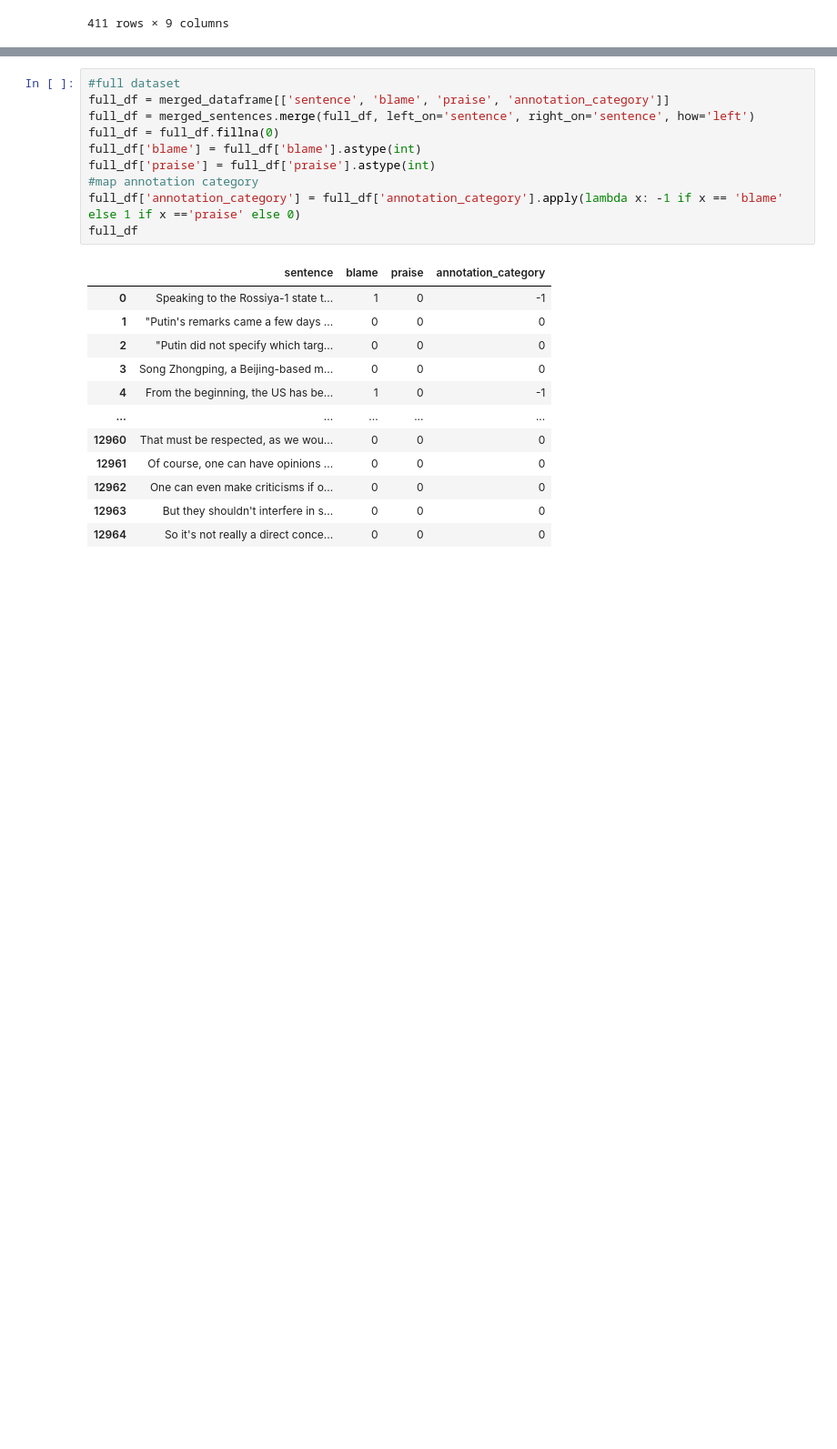
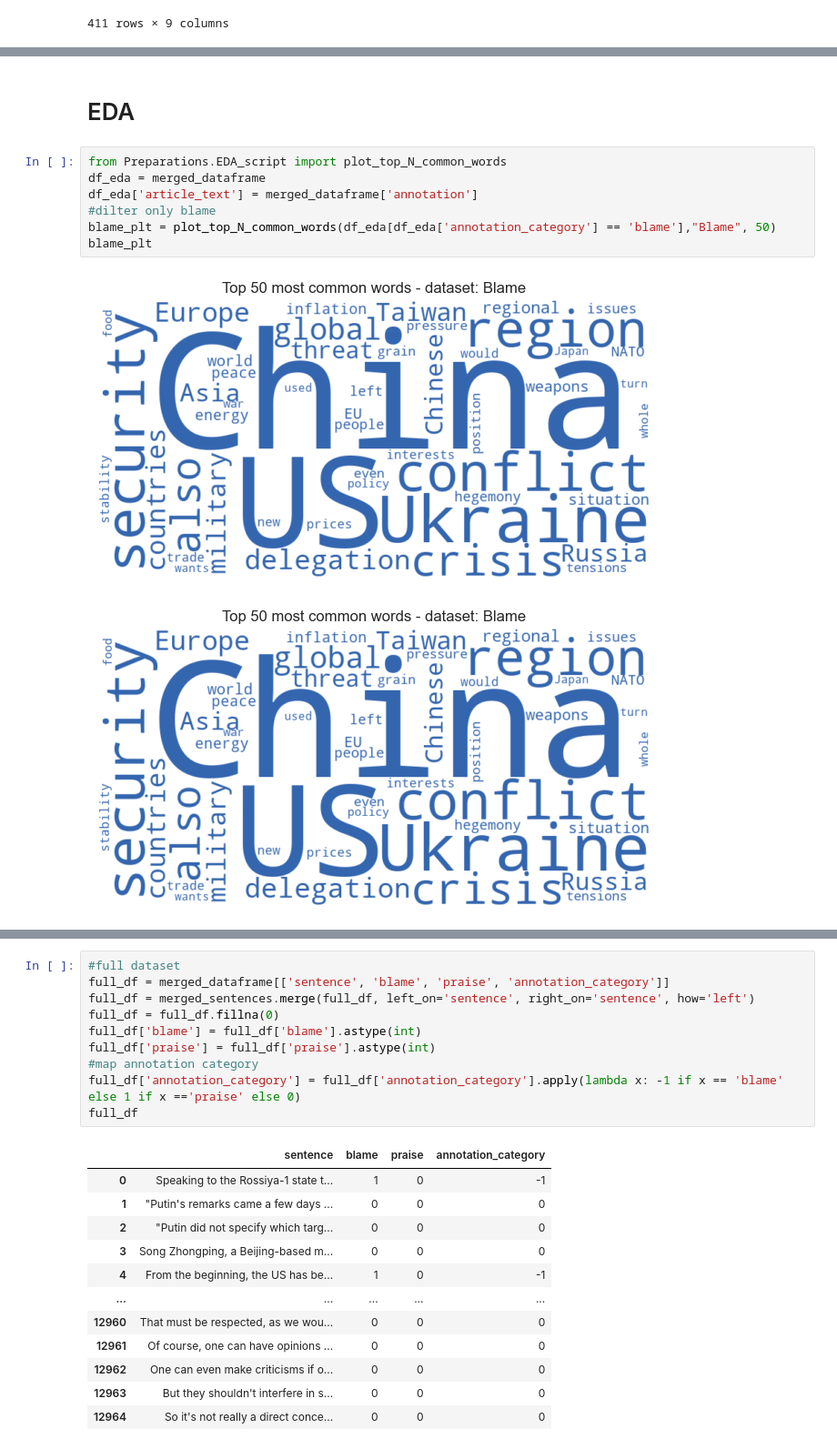
Before and after one commit to szuvarska/BScThesis-TextMiningForPoliticalScience, a Jupyter notebook: BlameAndPraise/model_test_topic.ipynb, the cells around one changed output, grey strips where cells are left out. Shown at 91% size. Drawn from its saved outputs; the diff is of its cells as text; blank space fills up the shorter version.

```diff
--- a/BlameAndPraise/model_test_topic.ipynb
+++ b/BlameAndPraise/model_test_topic.ipynb
@@ -56,0 +58,12 @@ merged_dataframe
+# %% [markdown]
+# EDA
+# %%
+from Preparations.EDA_script import plot_top_N_common_words
+df_eda = merged_dataframe
+df_eda['article_text'] = merged_dataframe['annotation']
+#dilter only blame
+blame_plt = plot_top_N_common_words(df_eda[df_eda['annotation_category'] == 'blame'],"Blame", 50)
+blame_plt
+# %% [output]
+[figure, added]
+[figure, added]
```
Also changed, not shown: parts of 15 cells of this notebook, 1 other file.
